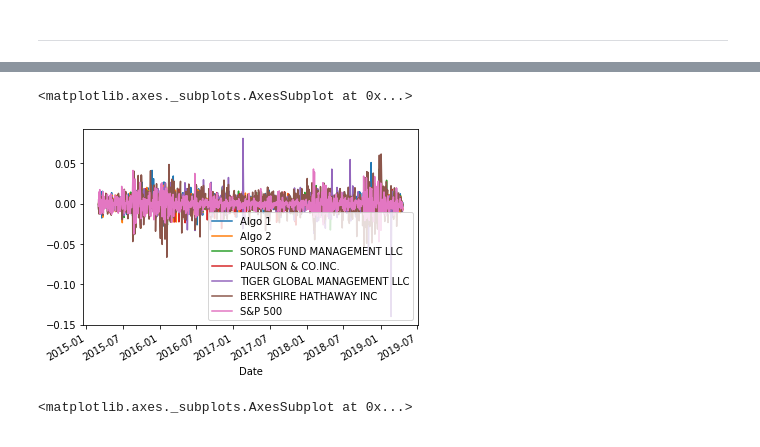
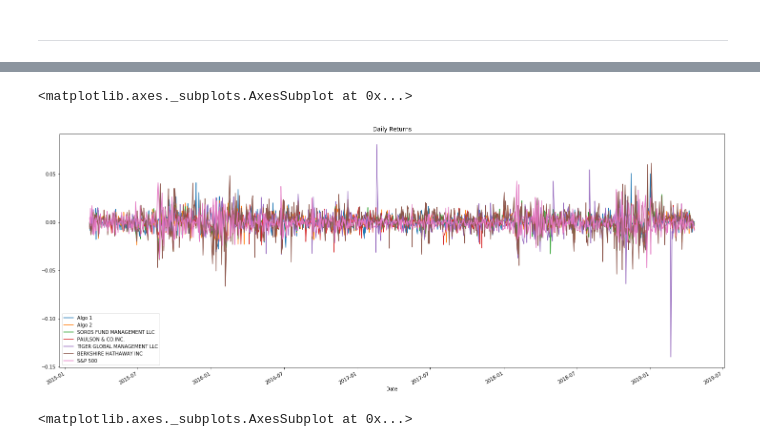
Before and after one commit to tyoung65/pandas_homework, a Jupyter notebook: portfolio_analysis.ipynb, the cells around one changed output, grey strips where cells are left out. Drawn from its saved outputs; the diff is of its cells as text; code cells hidden in the pictures.

```diff
--- a/portfolio_analysis.ipynb
+++ b/portfolio_analysis.ipynb
@@ -206,9 +203,9 @@ Calculate and Plot the daily returns and cumulative returns.
 # %%
 # Plot daily returns
-# YOUR CODE HERE
-total_returns.plot()
+
+total_returns.plot(figsize=(25,10), title='Daily Returns')
 # %% [output]
 <matplotlib.axes._subplots.AxesSubplot at 0x...>
-[figure, old version]
+[figure, new version]
 # %%
 # Plot cumulative returns
```
Also changed, not shown: parts of 62 cells of this notebook, 2 other files.
